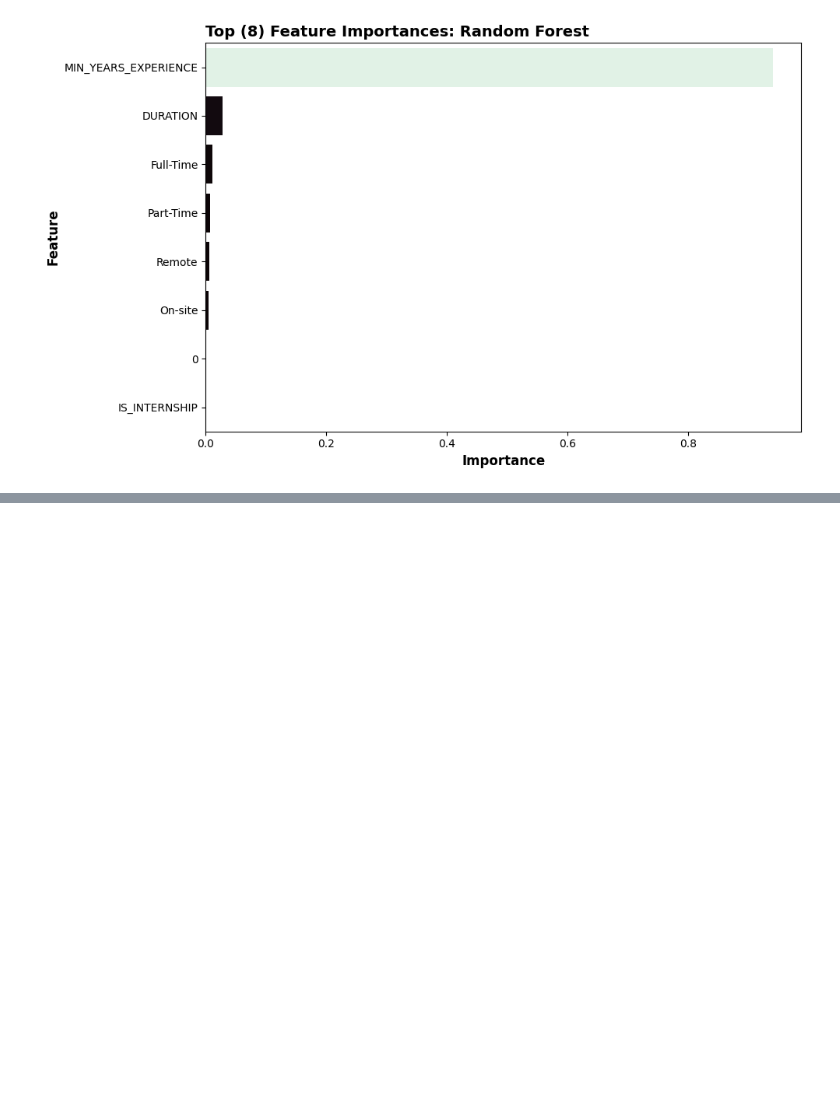
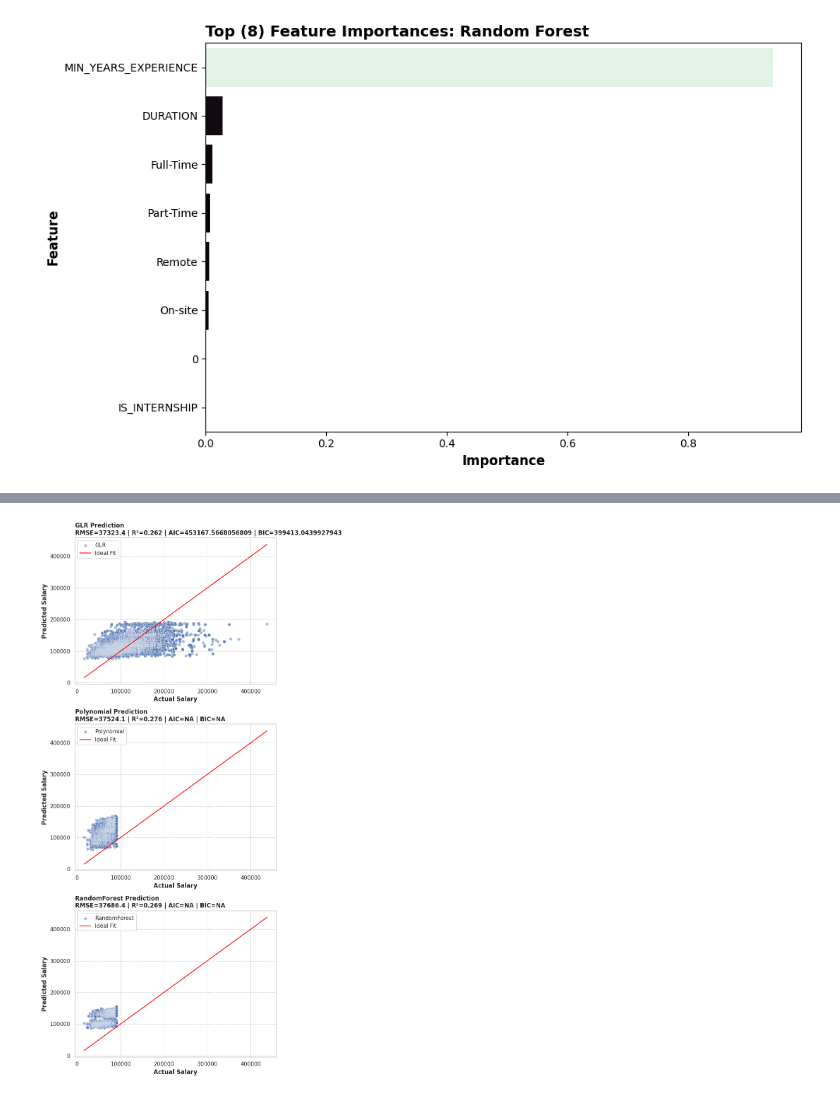
Before and after one commit to met-ad-688/assignment-04-dakotalder, a Jupyter notebook: assignment04-dkalder.ipynb, the cells around one changed output, grey strips where cells are left out. Cells and saved outputs as stored; diff of their text form; code cells hidden in the pictures; blank space fills up the shorter version.

```diff
--- a/assignment04-dkalder.ipynb
+++ b/assignment04-dkalder.ipynb
@@ -591,9 +591,9 @@ residuals_df = summary.predictions.withColumn("squared_error", pow(col("SALARY")
 #GLR
 glr_df = summary.predictions.select("SALARY", "prediction").toPandas().rename(columns={"prediction": "GLR"})
 glr_r2 = evaluator_r2.evaluate(summary.predictions)
-glr_rmse = residuals_df.select(avg(col("squared_error"))).alias("mse").select(sqrt(col("mse")).alias("rmse")).collect()[0]["rmse"]
+glr_rmse = residuals_df.select(avg(col("squared_error")).alias("mse")).select(sqrt(col("mse")).alias("rmse")).collect()[0]["rmse"]
 glr_aic = summary.aic
-glr_bic = len(summary.coeffientStandardErrors) * np.log(summary.numInstances) + summary.numInstances * np.log(summary.deviance / summary.numInstances)
+glr_bic = len(summary.coefficientStandardErrors) * np.log(summary.numInstances) + summary.numInstances * np.log(summary.deviance / summary.numInstances)
 
 #Polynomial GLR
 poly_df = poly_preds.select("SALARY", "prediction").toPandas().rename(columns={"prediction": "Polynomial"})
@@ -620,29 +627,31 @@ plot_df.head()
 # %%
 #| eval: true
 #| echo: false
 #| fig-align: center
 
 plt.figure(figsize=(7, 16))
 sns.set_theme(style="whitegrid")
 
 models = {
     "GLR": (glr_rmse, glr_r2, glr_aic, glr_bic),
     "Polynomial": (poly_rmse, poly_r2, "NA", "NA"),
-    "RandomForect": (rf_rmse, rf_r2, "NA", "NA")
+    "RandomForest": (rf_rmse, rf_r2, "NA", "NA")
 }
 
 for idx, model in enumerate(models.keys(), 1):
     plt.subplot(3, 1, idx)
     temp_df = plot_df[plot_df["Model"] == model]
     sns.scatterplot(data=temp_df, x="SALARY", y="Predicted", alpha=0.5, label=model)
     sns.lineplot(x=temp_df["SALARY"], y=temp_df["SALARY"], color="red", label="Ideal Fit")
     rmse, r2, aic, bic = models[model]
     plt.title(f"{model} Prediction\nRMSE={rmse:.1f} | R²={r2:.3f} | AIC={aic} | BIC={bic}", fontsize=12, fontweight='bold', loc='left')
     plt.xlabel("Actual Salary", fontsize=12, fontweight='bold')
     plt.ylabel("Predicted Salary", fontsize=12, fontweight='bold')
-    plt.grid(True, linestyle='--', alpha=0.5, lindewidth=0.75, color='gray')
+    plt.grid(True, linestyle='--', alpha=0.5, linewidth=0.75, color='gray')
     #plt.legend()
 
 plt.tight_layout()
 plt.savefig("output/model_comparison.png", dpi=300)
 plt.show()
+# %% [output]
+[figure, added]
```
Also changed, not shown: parts of 8 cells of this notebook, 1 other file.
